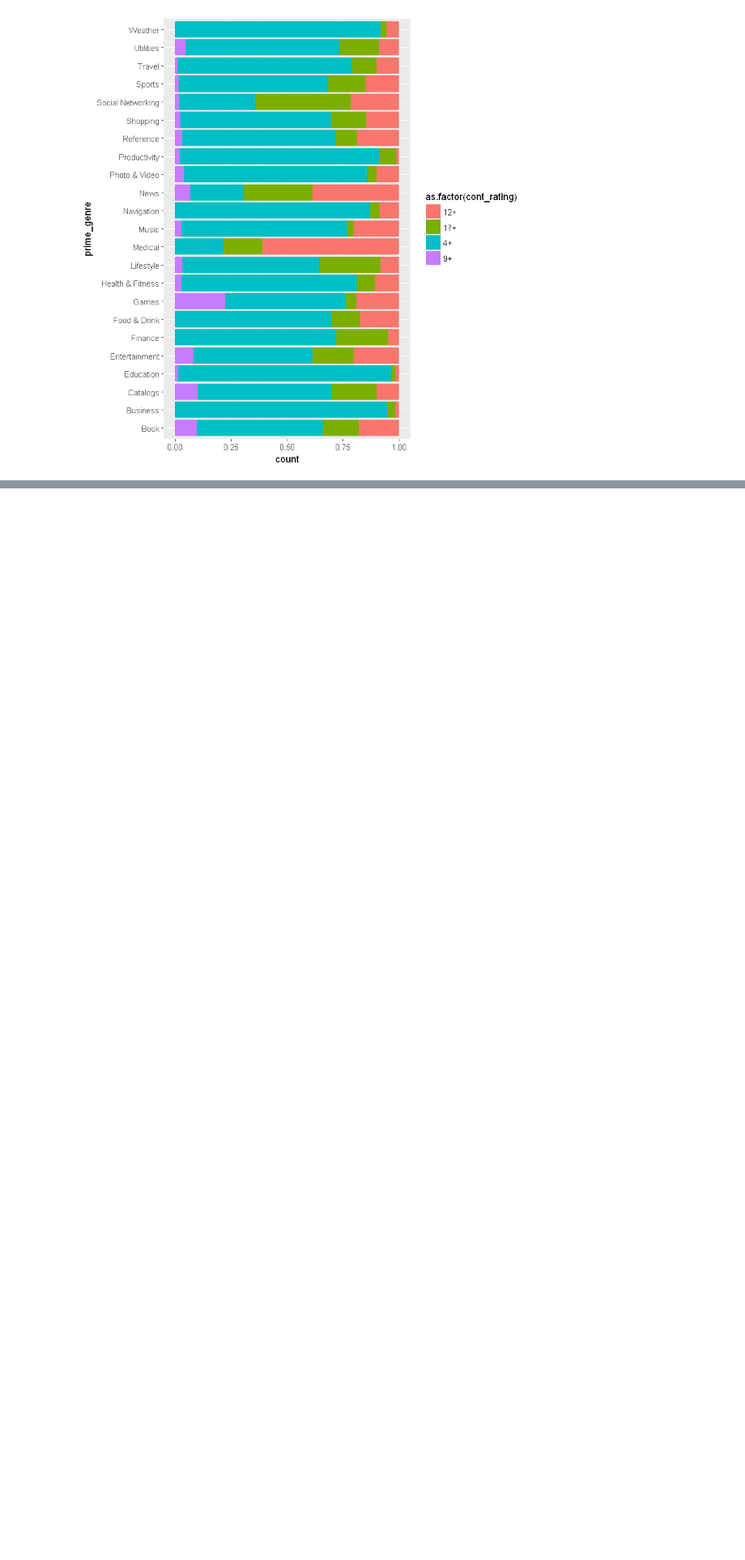
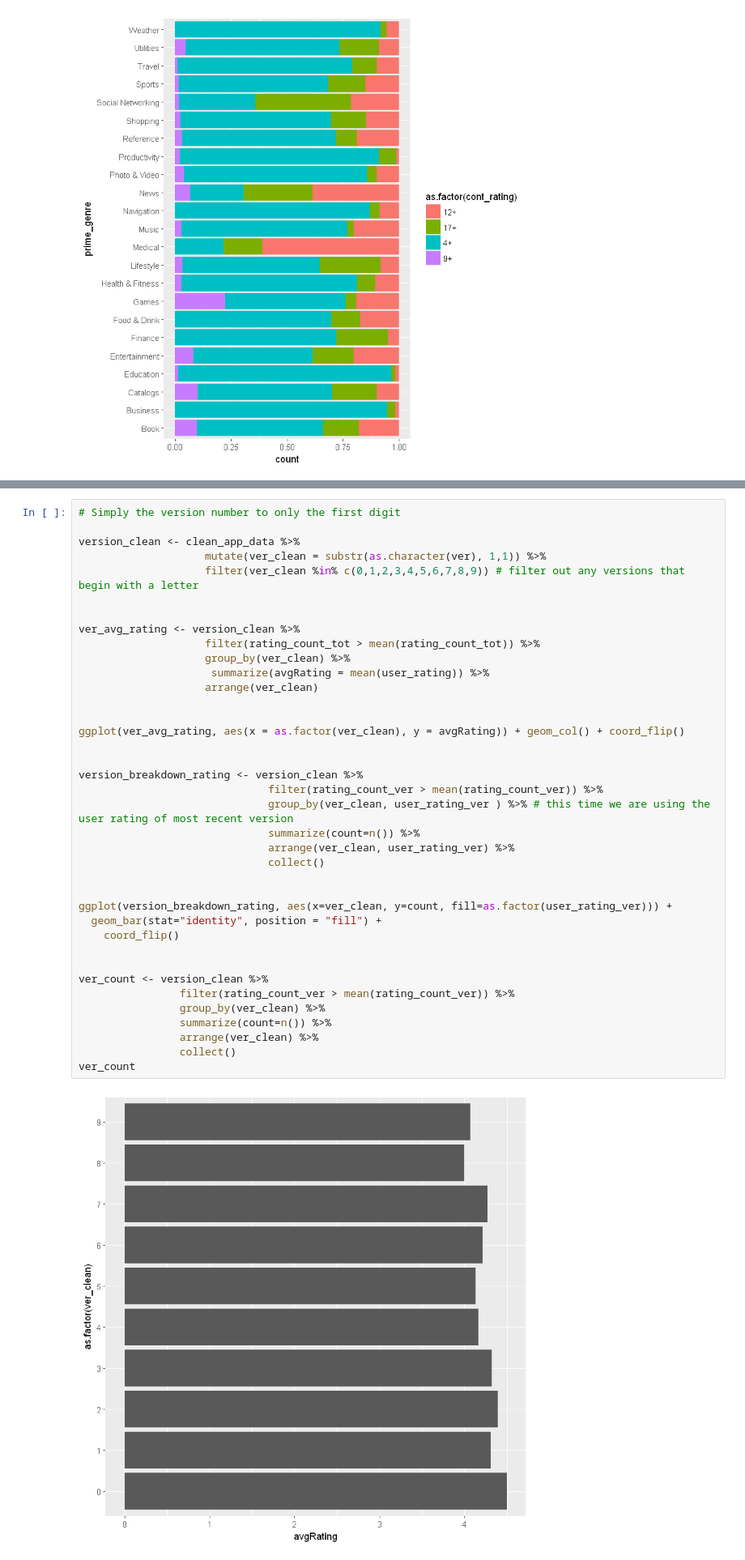
Before and after one commit to amandastrack/mobileAppStoreAnalysis, a Jupyter notebook: Mobile App Store.ipynb, the cells around one changed output, grey strips where cells are left out. Shown at 81% size. Cells and saved outputs as stored; diff of their text form; blank space fills up the shorter version.

```diff
--- a/Mobile App Store.ipynb
+++ b/Mobile App Store.ipynb
@@ -144,0 +294,40 @@ ggplot(content_breakdown_genre, aes(x=prime_genre, y=count, fill=as.factor(cont_
+# %%
+# Simply the version number to only the first digit
+
+version_clean <- clean_app_data %>%
+                    mutate(ver_clean = substr(as.character(ver), 1,1)) %>%
+                    filter(ver_clean %in% c(0,1,2,3,4,5,6,7,8,9)) # filter out any versions that begin with a letter
+
+
+ver_avg_rating <- version_clean %>%
+                    filter(rating_count_tot > mean(rating_count_tot)) %>%
+                    group_by(ver_clean) %>%
+                     summarize(avgRating = mean(user_rating)) %>%
+                    arrange(ver_clean)
+
+
+ggplot(ver_avg_rating, aes(x = as.factor(ver_clean), y = avgRating)) + geom_col() + coord_flip()
+
+
+version_breakdown_rating <- version_clean %>%
+                              filter(rating_count_ver > mean(rating_count_ver)) %>%
+                              group_by(ver_clean, user_rating_ver ) %>% # this time we are using the user rating of most recent version
+                              summarize(count=n()) %>%
+                              arrange(ver_clean, user_rating_ver) %>%
+                              collect()
+
+
+ggplot(version_breakdown_rating, aes(x=ver_clean, y=count, fill=as.factor(user_rating_ver))) +
+  geom_bar(stat="identity", position = "fill") +
+    coord_flip()
+
+
+ver_count <- version_clean %>%
+                filter(rating_count_ver > mean(rating_count_ver)) %>%
+                group_by(ver_clean) %>%
+                summarize(count=n()) %>%
+                arrange(ver_clean) %>%
+                collect()
+ver_count
+# %% [output]
+[figure, added]
```
Also changed, not shown: parts of 23 cells of this notebook.
